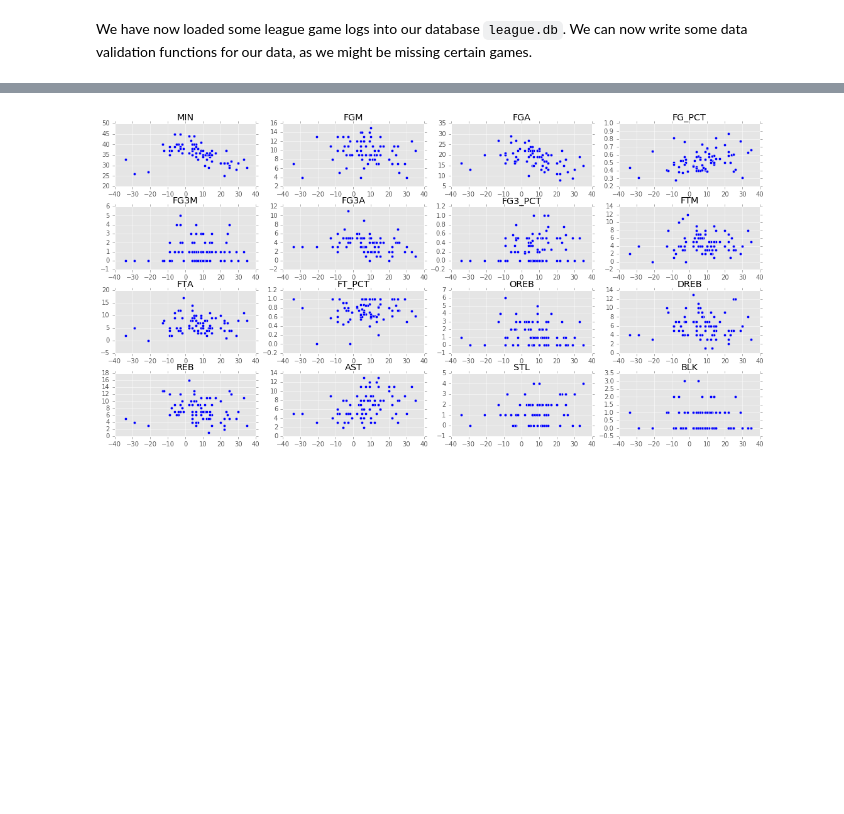
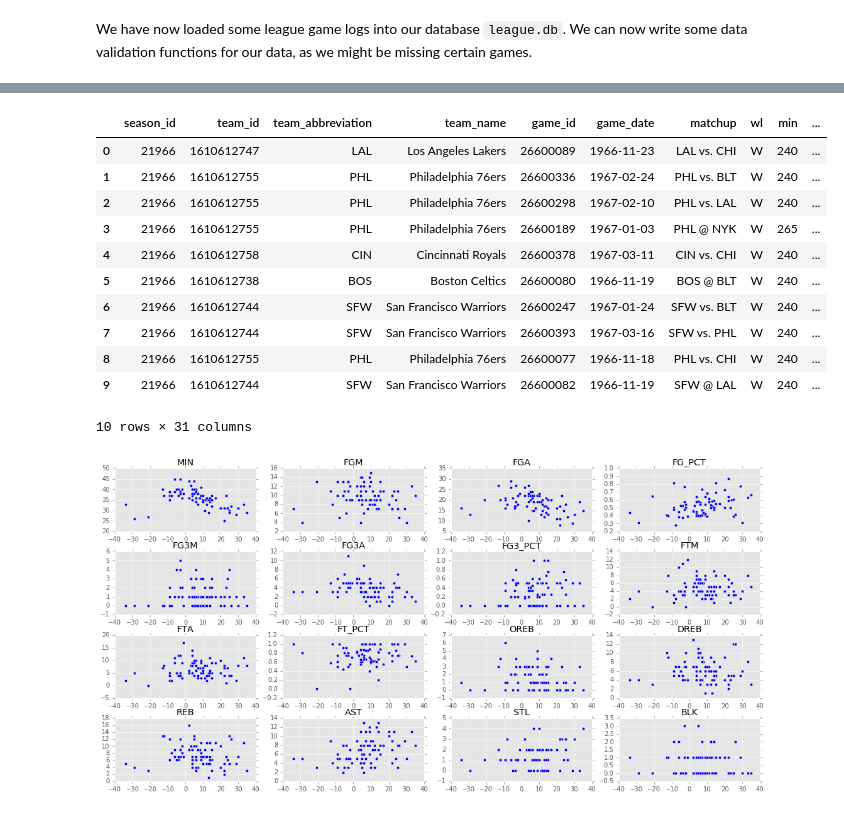
Before and after one commit to nivekgnay/nba-prediction-models, a Jupyter notebook: Midterm_Report.ipynb, the cells around one changed output, grey strips where cells are left out. Saved outputs shown, nothing was run; the diff lists cells and outputs as text; code cells hidden in the pictures; blank space fills up the shorter version.

```diff
--- a/Midterm_Report.ipynb
+++ b/Midterm_Report.ipynb
@@ -332,0 +356,72 @@ Now that we have stored key data points on each game, we wish to process the dat
+# %%
+def preprocess(league_df):
+    """ Given a dataframe league_df, returns new league_df by converting the 'game_date' column to datetime if
+    necessary, and adds is_home indicator and opp_team_id indicator
+    Input:
+        df (pandas.DataFrame): dataframe containing league logs
+    Output:
+        pandas.DataFrame
+    """
+    # convert to datetime, note this is in place!
+    league_df['game_date'] = league_df['game_date'].apply(pd.to_datetime)
+
+    # add new columns
+    is_home = np.zeros(len(league_df), dtype=np.int64)
+    opp_team_id = np.zeros(len(league_df), dtype=np.int64)
+    wl_binary = np.zeros(len(league_df), dtype = np.int64)
+
+    league_df = league_df.assign(is_home = is_home)
+    league_df = league_df.assign(opp_team_id = opp_team_id)
+    league_df = league_df.assign(wl_binary = wl_binary)
+
+    # add home indicator variable
+    for (index, row) in league_df.iterrows():
+        matchup = row['matchup']
+        if "@" in matchup:
+            league_df.set_value(index, "is_home", 0)
+        else:
+            league_df.set_value(index, "is_home", 1)
+
+    # add opposing team ID
+    for (index,row) in league_df.iterrows():
+        game_id = row['game_id']
+        team_id = row['team_id']
+
+        # find other game with the same game ID
+        df_game = league_df[league_df['game_id'] == game_id]
+        assert(len(df_game) == 2)
+        found_opp = False
+        for (inner_index,inner_row) in df_game.iterrows():
+            curr_team_id = inner_row['team_id']
+            if curr_team_id == team_id:
+                continue
+            else:
+                # found opposing team, update opposing team ID
+                league_df.set_value(index, 'opp_team_id', curr_team_id)
+                found_opp = True
+        assert(found_opp)
+
+    # add binary representation of wins and losses
+    for (index, row) in league_df.iterrows():
+        wl = row['wl']
+        if wl == 'W':
+            league_df.set_value(index, 'wl_binary', 1)
+        else:
+            league_df.set_value(index, 'wl_binary', 0)
+
+    return league_df
+league_df = preprocess(league_df)
+league_df.head(10)
+# %% [output]
+|  | season_id | team_id | team_abbreviation | team_name | game_id | game_date | matchup | wl | min | ... |
+| 0 | 21966 | 1610612747 | LAL | Los Angeles Lakers | 26600089 | 1966-11-23 | LAL vs. CHI | W | 240 | ... |
+| 1 | 21966 | 1610612755 | PHL | Philadelphia 76ers | 26600336 | 1967-02-24 | PHL vs. BLT | W | 240 | ... |
+| 2 | 21966 | 1610612755 | PHL | Philadelphia 76ers | 26600298 | 1967-02-10 | PHL vs. LAL | W | 240 | ... |
+| 3 | 21966 | 1610612755 | PHL | Philadelphia 76ers | 26600189 | 1967-01-03 | PHL @ NYK | W | 265 | ... |
+| 4 | 21966 | 1610612758 | CIN | Cincinnati Royals | 26600378 | 1967-03-11 | CIN vs. CHI | W | 240 | ... |
+| 5 | 21966 | 1610612738 | BOS | Boston Celtics | 26600080 | 1966-11-19 | BOS @ BLT | W | 240 | ... |
+| 6 | 21966 | 1610612744 | SFW | San Francisco Warriors | 26600247 | 1967-01-24 | SFW vs. BLT | W | 240 | ... |
+| 7 | 21966 | 1610612744 | SFW | San Francisco Warriors | 26600393 | 1967-03-16 | SFW vs. PHL | W | 240 | ... |
+| 8 | 21966 | 1610612755 | PHL | Philadelphia 76ers | 26600077 | 1966-11-18 | PHL vs. CHI | W | 240 | ... |
+| 9 | 21966 | 1610612744 | SFW | San Francisco Warriors | 26600082 | 1966-11-19 | SFW @ LAL | W | 240 | ... |
+10 rows × 31 columns
```
Also changed, not shown: parts of 8 cells of this notebook, 2 other files.
